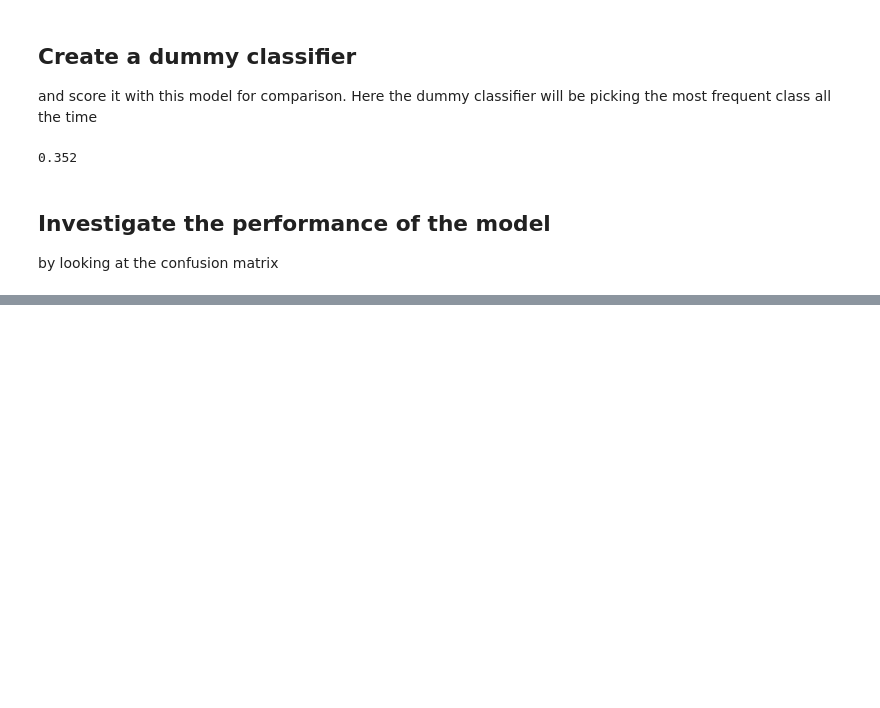
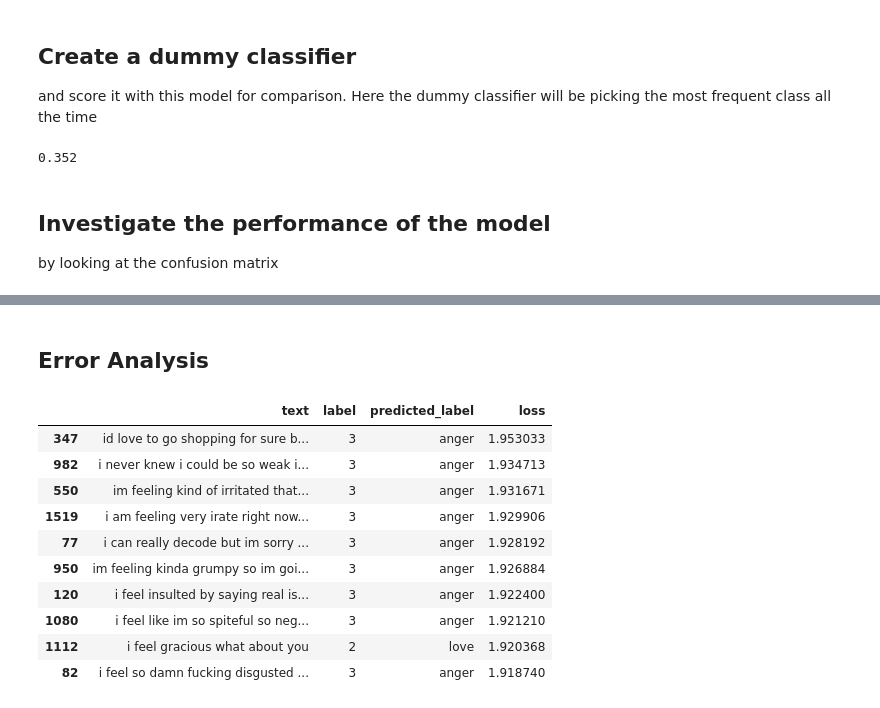
Before and after one commit to vinay631/100_days_ai_ml, a Jupyter notebook: transformers-from-scratch/text_classification.ipynb, the cells around one changed output, grey strips where cells are left out. Saved outputs shown, nothing was run; the diff lists cells and outputs as text; code cells hidden in the pictures; blank space fills up the shorter version.

```diff
--- a/transformers-from-scratch/text_classification.ipynb
+++ b/transformers-from-scratch/text_classification.ipynb
@@ -340,0 +350,6 @@ plot_confusion_matrix(y_preds, y_valid, labels)
+# %%
+num_labels = 6
+device = torch.device("mps" if torch.backends.mps.is_available() else "cpu")
+model = (AutoModelForSequenceClassification
+         .from_pretrained(model_ckpt, num_labels=num_labels)
+         .to(device))
@@ -340,0 +477,45 @@ plot_confusion_matrix(y_preds, y_valid, labels)
+# %% [markdown]
+## Error Analysis
+# %%
+from torch.nn.functional import cross_entropy
+
+def forward_pass_with_label(batch):
+    # Place all input tensors on the same device as the model
+    inputs = {k:v.to(device) for k, v in batch.items()
+              if k in tokenizer.model_input_names}
+
+    with torch.no_grad():
+        output = model(**inputs)
+        pred_label = torch.argmax(output.logits, axis=-1)
+        loss = cross_entropy(output.logits, batch["label"].to(device),
+                                reduction="none")
+
+        return {"loss": loss.cpu().numpy(),
+                "predicted_label": pred_label.cpu().numpy()}
+# %%
+emotions_encoded.set_format("torch",
+                            columns=["input_ids", "attention_mask", "label"])
+
+
+
+emotions_encoded["validation"] = emotions_encoded["validation"].map(
+    forward_pass_with_label, batched=True, batch_size=16)
+# %%
+emotions_encoded.set_format("pandas")
+cols = ["text", "label", "predicted_label", "loss"]
+df_test = emotions_encoded["validation"][:][cols]
+df_test["predicted_label"] = df_test["label"].apply(label_int2str)
+# %%
+df_test.sort_values("loss", ascending=False).head(10)
+# %% [output]
+|  | text | label | predicted_label | loss |
+| 347 | id love to go shopping for sure b... | 3 | anger | 1.953033 |
+| 982 | i never knew i could be so weak i... | 3 | anger | 1.934713 |
+| 550 | im feeling kind of irritated that... | 3 | anger | 1.931671 |
+| 1519 | i am feeling very irate right now... | 3 | anger | 1.929906 |
+| 77 | i can really decode but im sorry ... | 3 | anger | 1.928192 |
+| 950 | im feeling kinda grumpy so im goi... | 3 | anger | 1.926884 |
+| 120 | i feel insulted by saying real is... | 3 | anger | 1.922400 |
+| 1080 | i feel like im so spiteful so neg... | 3 | anger | 1.921210 |
+| 1112 | i feel gracious what about you | 2 | love | 1.920368 |
+| 82 | i feel so damn fucking disgusted ... | 3 | anger | 1.918740 |
```
Also changed, not shown: parts of 16 cells of this notebook.
